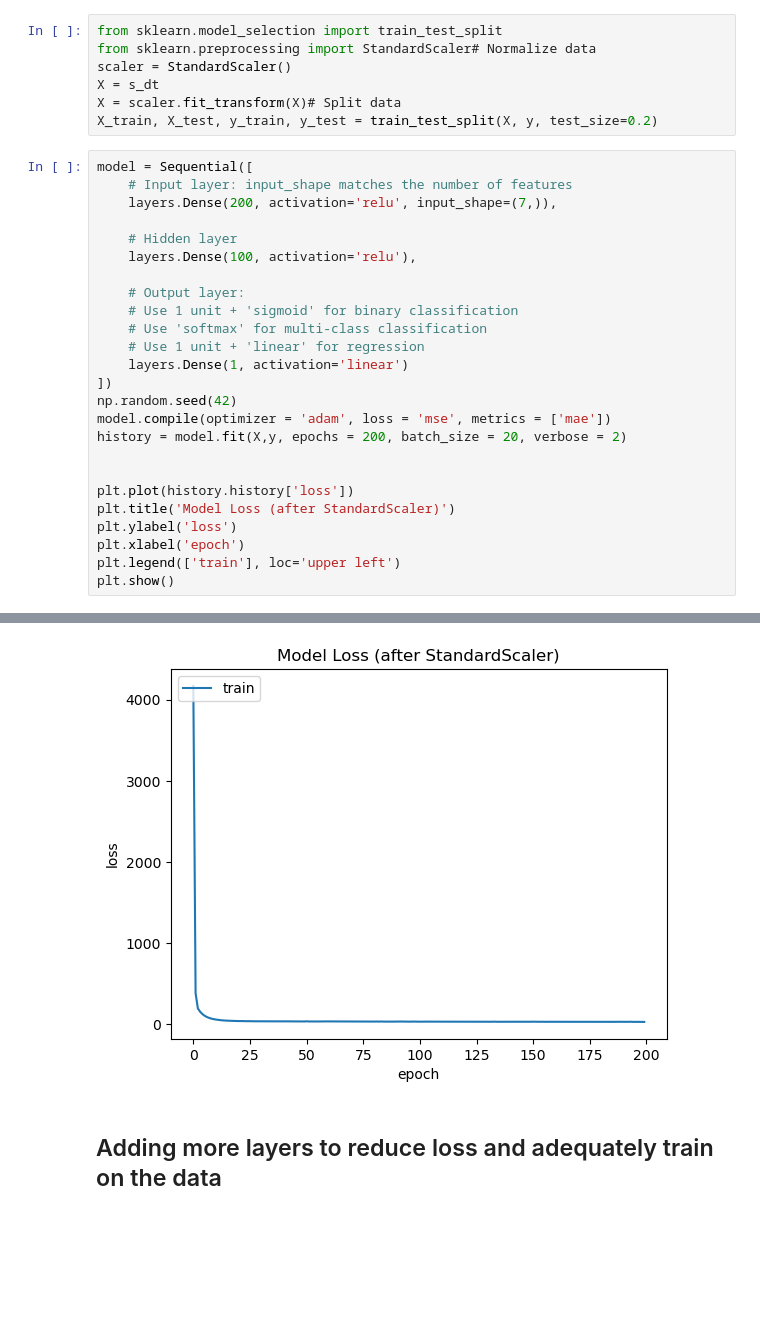
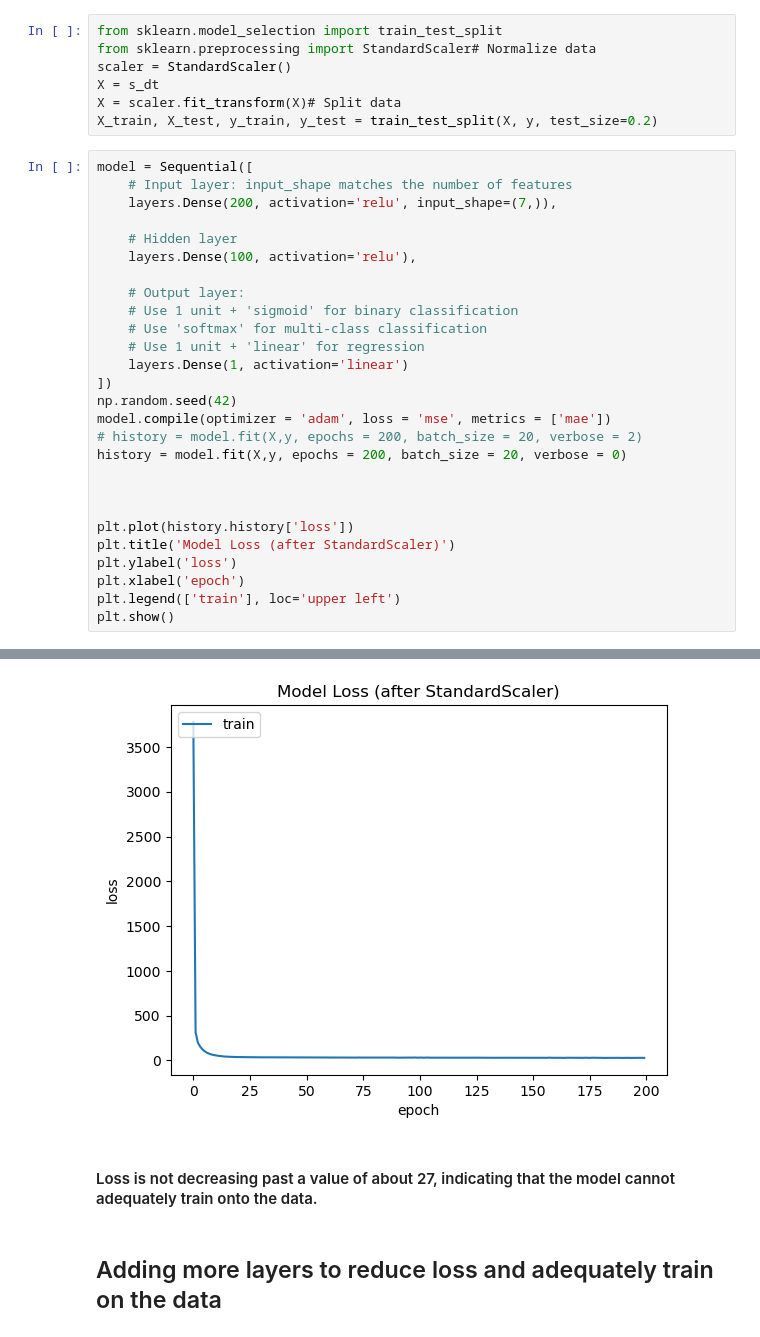
Before and after one commit to RAATIB/Capstone-Final-Report, a Jupyter notebook: spotify analysis Raatib Tanvir Capstone ML:AI.ipynb, the cells around one changed output, grey strips where cells are left out. Drawn from its saved outputs; the diff is of its cells as text; blank space fills up the shorter version.

```diff
--- a/spotify analysis Raatib Tanvir Capstone ML:AI.ipynb
+++ b/spotify analysis Raatib Tanvir Capstone ML:AI.ipynb
@@ -627,7 +613,9 @@ model = Sequential([
 ])
 np.random.seed(42)
 model.compile(optimizer = 'adam', loss = 'mse', metrics = ['mae'])
-history = model.fit(X,y, epochs = 200, batch_size = 20, verbose = 2)
+# history = model.fit(X,y, epochs = 200, batch_size = 20, verbose = 2)
+history = model.fit(X,y, epochs = 200, batch_size = 20, verbose = 0)
+
 
 
 plt.plot(history.history['loss'])
@@ -657,4 +628,6 @@ Epoch 200/200
-[figure, old version]
+[figure, new version]
+# %% [markdown]
+#### Loss is not decreasing past a value of about 27, indicating that the model cannot adequately train onto the data.
 # %% [markdown]
 ## Adding more layers to reduce loss and adequately train on the data
 # %%
```
Also changed, not shown: parts of 21 cells of this notebook.
